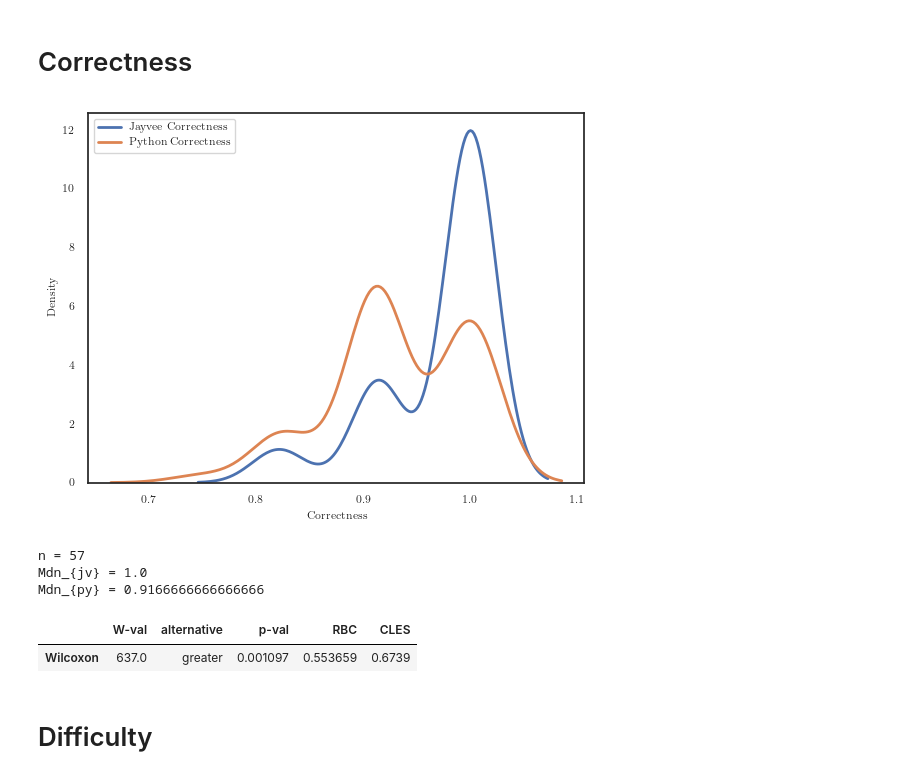
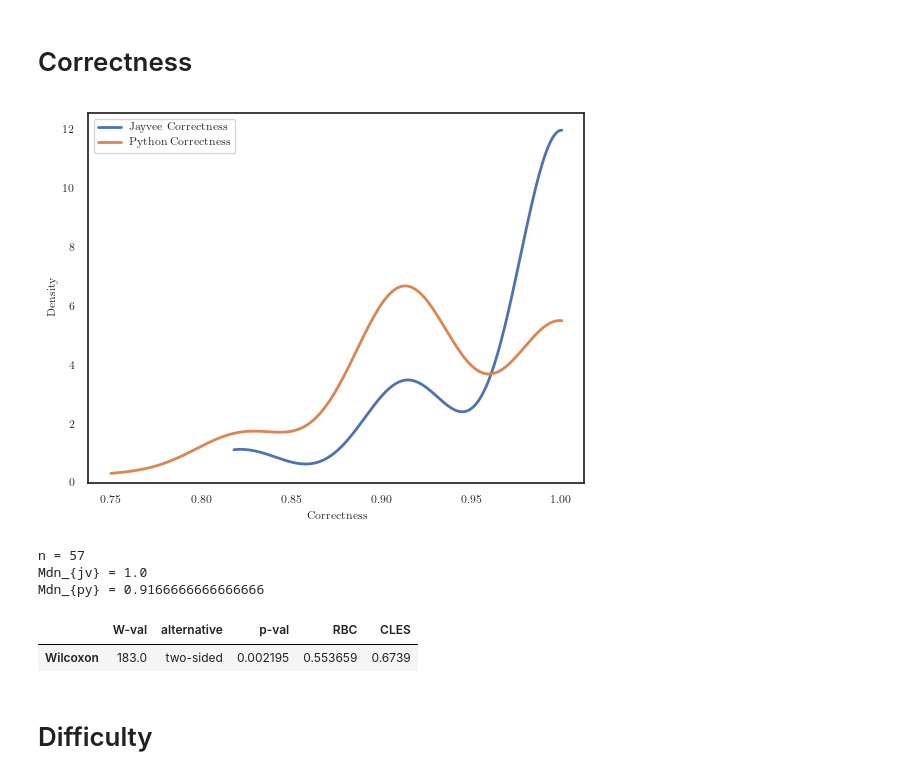
Before and after one commit to rhazn/2025-data-release-program-comprehension-jayvee, a Jupyter notebook: 3_data_analysis.ipynb, the cells around one changed output. Saved outputs shown, nothing was run; the diff lists cells and outputs as text; code cells hidden in the pictures.

```diff
--- a/3_data_analysis.ipynb
+++ b/3_data_analysis.ipynb
@@ -187,29 +192,31 @@ test
 # %%
 df = pd.read_csv('./data/generated/results_anon.csv', dtype = {'student_id_anon':str})
 
 sns.kdeplot(
     data=df,
     x="jv_correctness",
     label="Jayvee Correctness",
     common_norm=False,
-    linewidth=2
+    linewidth=2,
+    cut=0
 )
 
 sns.kdeplot(
     data=df,
     x="py_correctness",
     label="Python Correctness",
     common_norm=False,
-    linewidth=2
+    linewidth=2,
+    cut=0
 )
 
 plt.xlabel('Correctness')
 
 plt.legend()
 
 plt.show()
 # %% [output]
-[figure, old version]
+[figure, new version]
 # %%
 df = pd.read_csv('./data/generated/results_anon.csv', dtype = {'student_id_anon':str})
 
@@ -223,12 +230,12 @@ Mdn_{py} = 0.9166666666666666
 # %%
 df = pd.read_csv('./data/generated/results_anon.csv', dtype = {'student_id_anon':str})
 
-test = pg.wilcoxon(df['jv_correctness'], df['py_correctness'], alternative='greater')
+test = pg.wilcoxon(df['jv_correctness'], df['py_correctness'], alternative='two-sided')
 
 test
 # %% [output]
 |  | W-val | alternative | p-val | RBC | CLES |
-| Wilcoxon | 637.0 | greater | 0.001097 | 0.553659 | 0.6739 |
+| Wilcoxon | 183.0 | two-sided | 0.002195 | 0.553659 | 0.6739 |
 # %% [markdown]
 # Difficulty
 # %%
```
Also changed, not shown: parts of 4 cells of this notebook.
